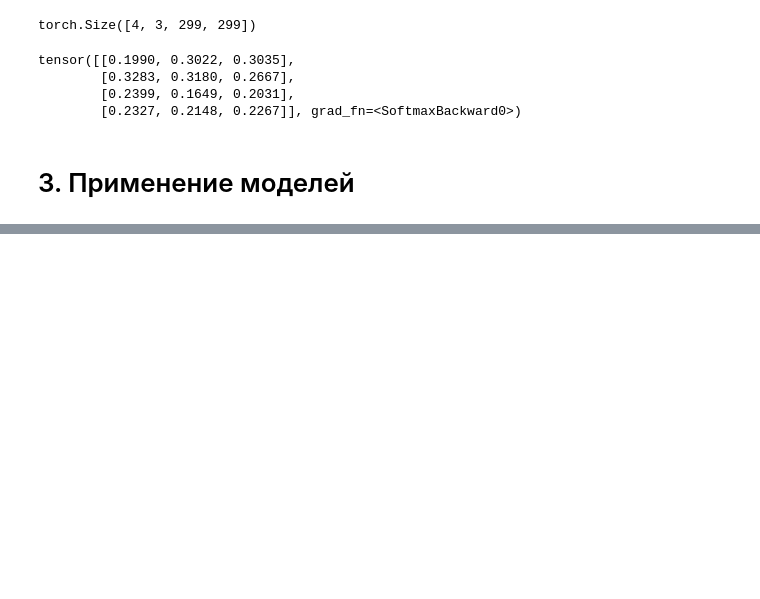
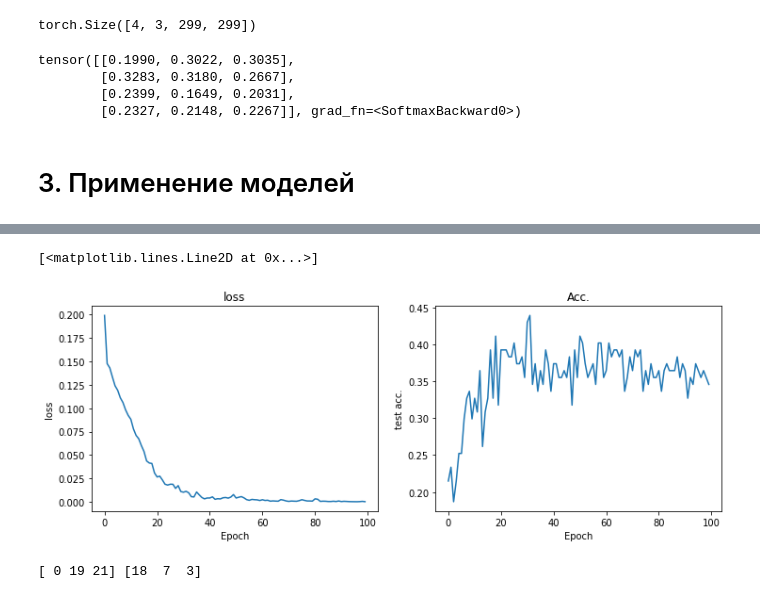
Before and after one commit to AndreyKuratov/project_mldm_21, a Jupyter notebook: MLDM_proj_4_simple_NN.ipynb, the cells around one changed output, grey strips where cells are left out. Saved outputs shown, nothing was run; the diff lists cells and outputs as text; code cells hidden in the pictures; blank space fills up the shorter version.

```diff
--- a/MLDM_proj_4_simple_NN.ipynb
+++ b/MLDM_proj_4_simple_NN.ipynb
@@ -243,0 +286,8 @@ tensor([[-0.8238, -0.9891,  0.1152,  0.8391,  0.1100,  0.4369,  0.1683, -0.1972,
+# %%
+PATH_TO_DIR = '/content/drive/MyDrive/mldm21_project/'
+PATH_TO_SAVE = '/content/drive/MyDrive/mldm21_project/'
+
+data_archive = np.load(PATH_TO_SAVE+'1signal_tp.npz')
+
+img_data = data_archive['data']
+img_labels = data_archive['labels']
@@ -243,0 +381,23 @@ tensor([[-0.8238, -0.9891,  0.1152,  0.8391,  0.1100,  0.4369,  0.1683, -0.1972,
+# %%
+import matplotlib.pyplot as plt
+plt.figure(figsize=(12,4))
+plt.subplot(1,2,1)
+plt.title('loss')
+plt.xlabel('Epoch')
+plt.ylabel('loss')
+plt.plot(loss_arr)
+plt.subplot(1,2,2)
+plt.title('Acc.')
+plt.xlabel('Epoch')
+plt.ylabel('test acc.')
+plt.plot(test_acc_array)
+# %% [output]
+[<matplotlib.lines.Line2D at 0x...>]
+[figure, added]
+# %%
+test_output = best_model(i_test_data.cpu())
+test_label = np.argmax(test_output.detach().numpy(),axis=1)
+true_label = np.argmax(i_test_labels,axis=1)
+print(test_label,true_label)
+# %% [output]
+[ 0 19 21] [18  7  3]
```
Also changed, not shown: parts of 12 cells of this notebook.
